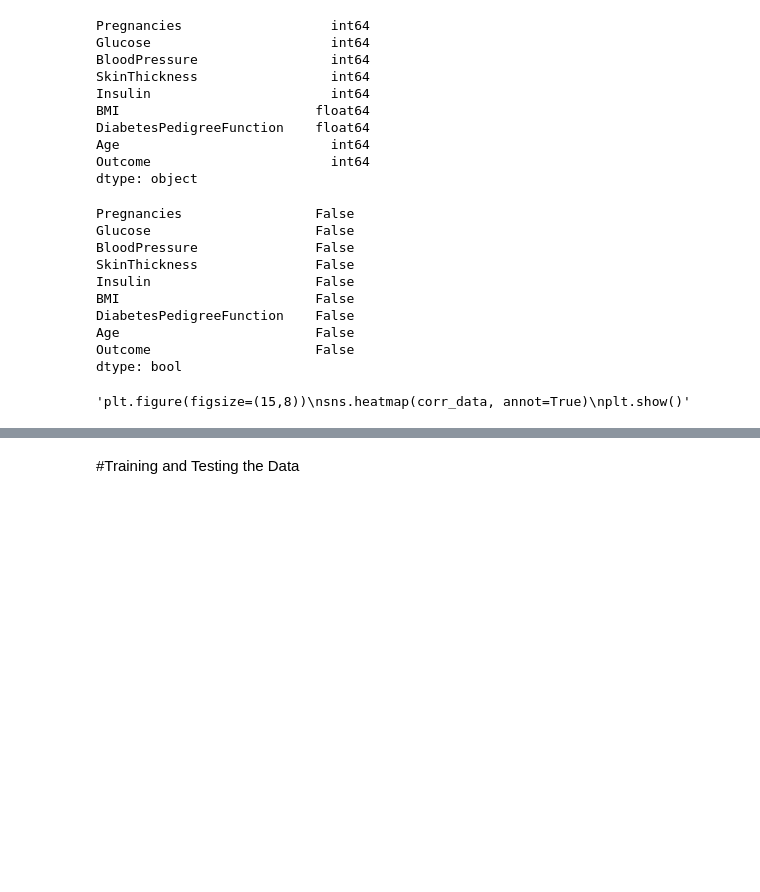
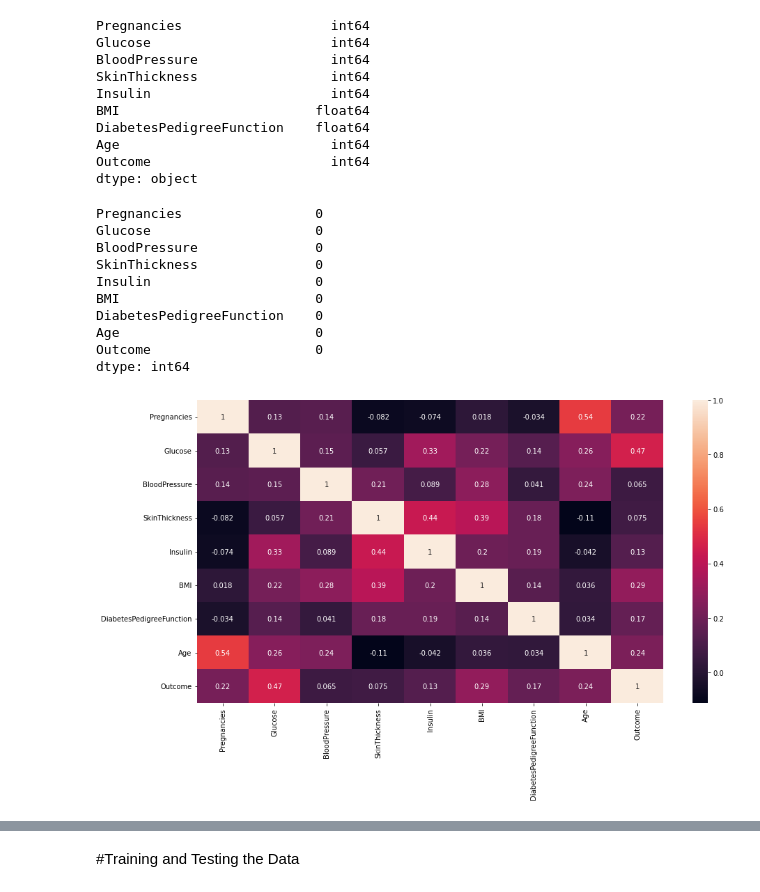
Before and after one commit to Kvaibhav1997/PIMA-Diabetes-Data, a Jupyter notebook: Diabetes.ipynb, the cells around one changed output, grey strips where cells are left out. Saved outputs shown, nothing was run; the diff lists cells and outputs as text; code cells hidden in the pictures; blank space fills up the shorter version.

```diff
--- a/Diabetes.ipynb
+++ b/Diabetes.ipynb
@@ -99,15 +103,15 @@ Age                           int64
 Outcome                       int64
 dtype: object
 # %%
-df.isnull().any()
+df.isnull().sum()
 # %% [output]
-Pregnancies                 False
-Glucose                     False
-BloodPressure               False
-SkinThickness               False
-Insulin                     False
-BMI                         False
-DiabetesPedigreeFunction    False
-Age                         False
-Outcome                     False
-dtype: bool
+Pregnancies                 0
+Glucose                     0
+BloodPressure               0
+SkinThickness               0
+Insulin                     0
+BMI                         0
+DiabetesPedigreeFunction    0
+Age                         0
+Outcome                     0
+dtype: int64
@@ -116,7 +118,8 @@ corr_data=df.corr()
 # %%
-'''plt.figure(figsize=(15,8))
+corr_data=df.corr()
+plt.figure(figsize=(15,8))
 sns.heatmap(corr_data, annot=True)
-plt.show()'''
+plt.show()
 # %% [output]
-'plt.figure(figsize=(15,8))\nsns.heatmap(corr_data, annot=True)\nplt.show()'
+[figure, added]
 # %%
```
Also changed, not shown: parts of 53 cells of this notebook.
